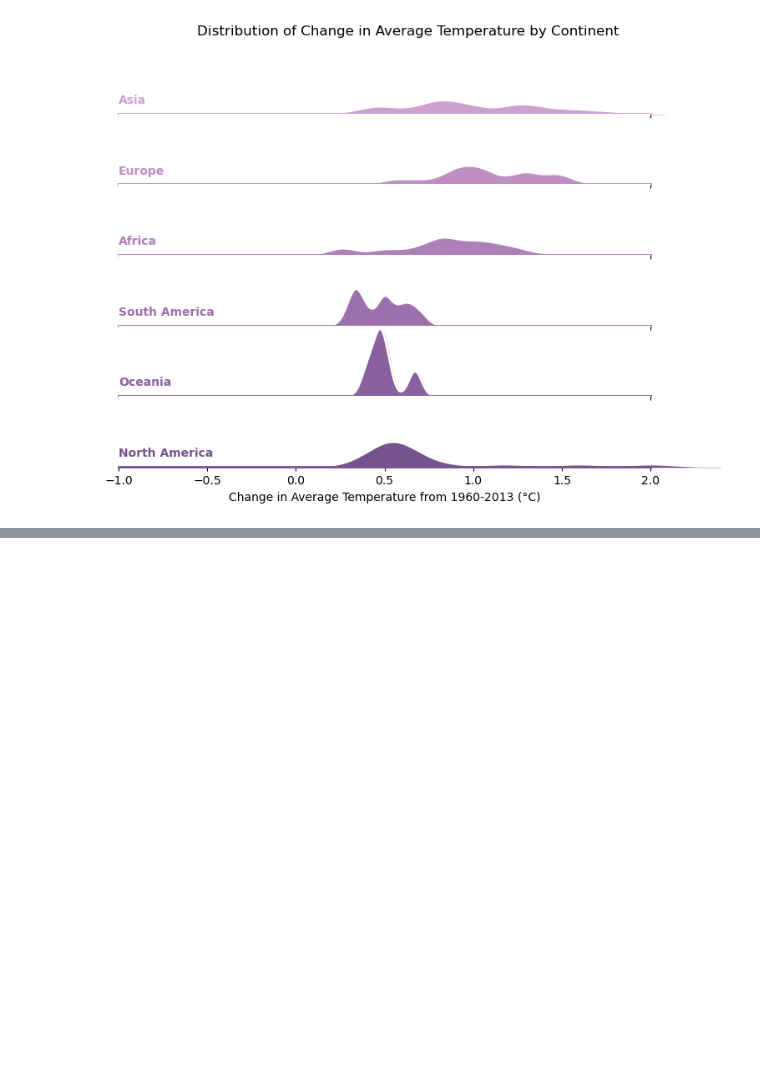
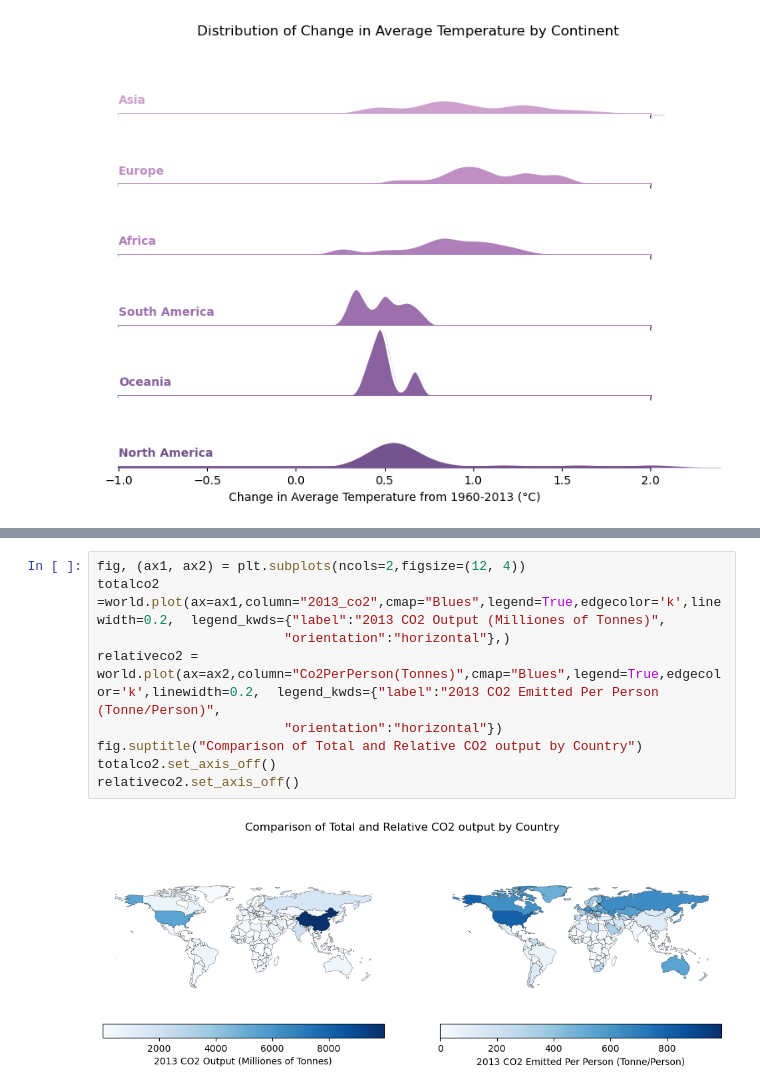
Before and after one commit to ubco-W2022T2-data301/project-group-group42, a Jupyter notebook: analysis/ungraded/cleaning.ipynb, the cells around one changed output, grey strips where cells are left out. Saved outputs shown, nothing was run; the diff lists cells and outputs as text; blank space fills up the shorter version.

```diff
--- a/analysis/ungraded/cleaning.ipynb
+++ b/analysis/ungraded/cleaning.ipynb
@@ -286,0 +266,11 @@ world
+# %%
+fig, (ax1, ax2) = plt.subplots(ncols=2,figsize=(12, 4))
+totalco2 =world.plot(ax=ax1,column="2013_co2",cmap="Blues",legend=True,edgecolor='k',linewidth=0.2,  legend_kwds={"label":"2013 CO2 Output (Milliones of Tonnes)",
+                        "orientation":"horizontal"},)
+relativeco2 = world.plot(ax=ax2,column="Co2PerPerson(Tonnes)",cmap="Blues",legend=True,edgecolor='k',linewidth=0.2,  legend_kwds={"label":"2013 CO2 Emitted Per Person (Tonne/Person)",
+                        "orientation":"horizontal"})
+fig.suptitle("Comparison of Total and Relative CO2 output by Country")
+totalco2.set_axis_off()
+relativeco2.set_axis_off()
+# %% [output]
+[figure, added]
```
Also changed, not shown: parts of 7 cells of this notebook, 2 other files.
